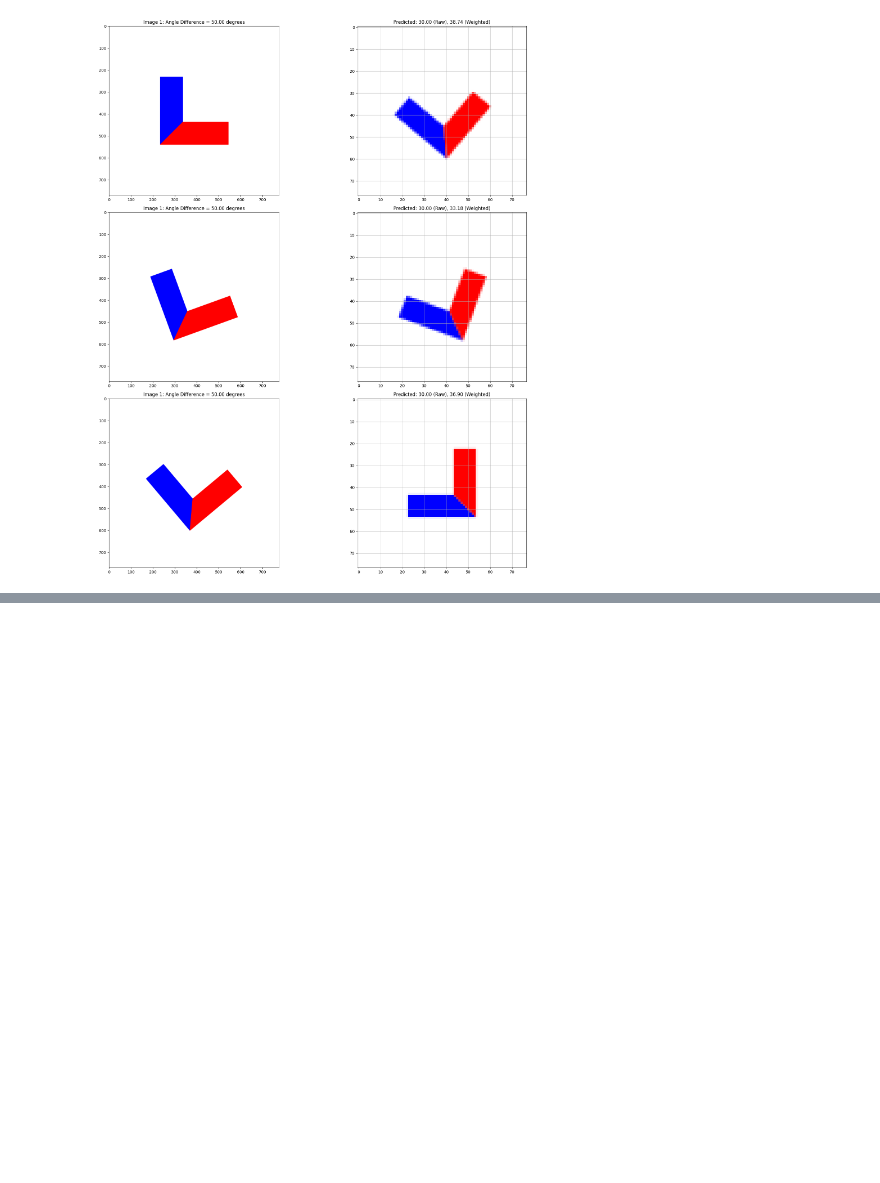
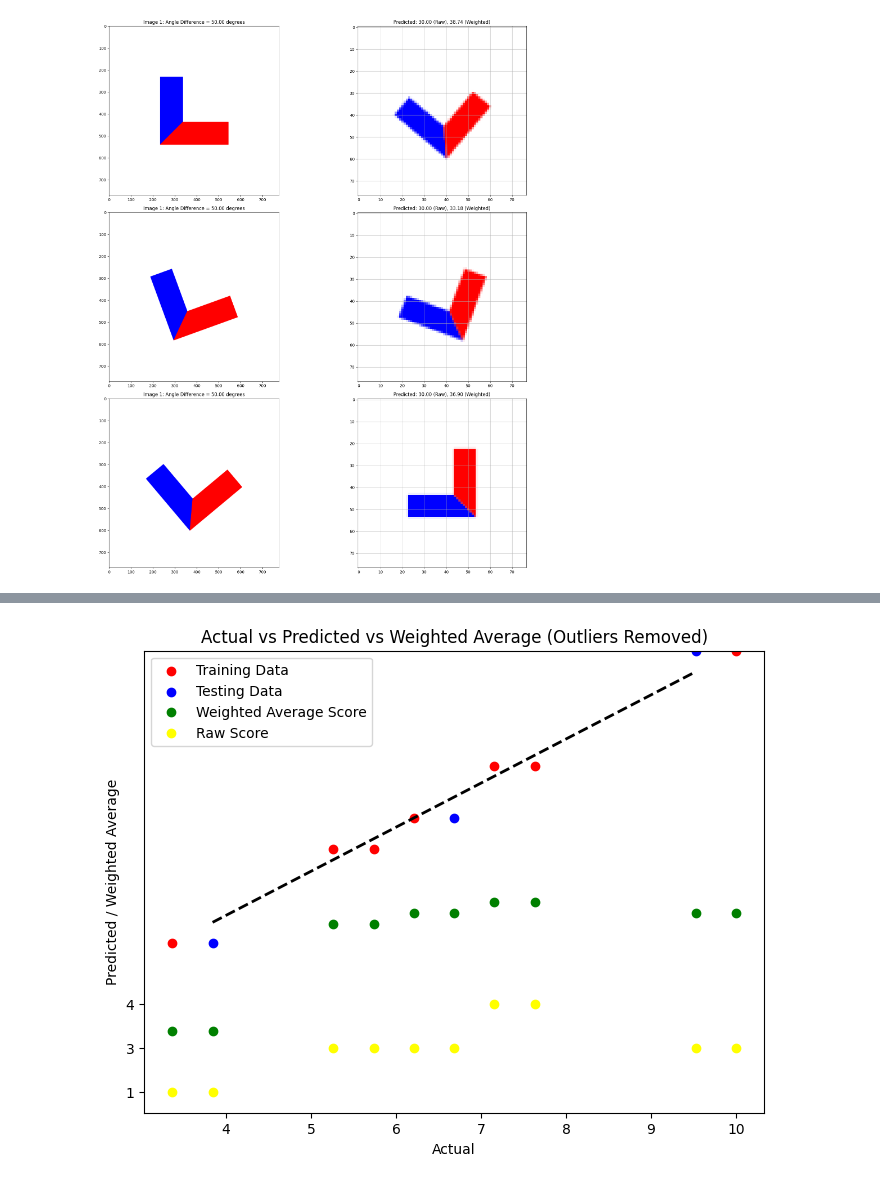
Before and after one commit to shure-dev/featurellm, a Jupyter notebook: sample.ipynb, the cells around one changed output, grey strips where cells are left out. Cells and saved outputs as stored; diff of their text form; code cells hidden in the pictures; blank space fills up the shorter version.

```diff
--- a/sample.ipynb
+++ b/sample.ipynb
@@ -770,0 +1078,84 @@ Mean Weighted Error: 4.58
+# %%
+from sklearn.linear_model import LinearRegression
+from sklearn.metrics import mean_squared_error, r2_score
+import matplotlib.pyplot as plt
+import numpy as np
+from sklearn.model_selection import train_test_split
+
+# IQRを使用して外れ値を除去する関数
+def remove_outliers_iqr(df):
+    # 数値列のみを選択
+    df_numeric = df.select_dtypes(include=[np.number])
+
+    # 外れ値を除去するためのデータフレームをコピー
+    df_out = df.copy()
+
+    for col in df_numeric.columns:
+        Q1 = df_numeric[col].quantile(0.25)
+        Q3 = df_numeric[col].quantile(0.75)
+        IQR = Q3 - Q1
+        lower_bound = Q1 - 1.5 * IQR
+        upper_bound = Q3 + 1.5 * IQR
+
+        # 外れ値の条件に合致するデータを削除
+        df_out = df_out[(df_out[col] >= lower_bound) & (df_out[col] <= upper_bound)]
+
+    return df_out
+
+# 外れ値を除去
+df_cleaned = remove_outliers_iqr(df_dataset)
+
+# データ分割
+train_df, test_df = train_test_split(df_cleaned, test_size=0.25, random_state=42)
+
+# 特徴量とラベルを分割
+X_train = train_df.drop(columns=["label"])
+y_train = train_df["label"]
+
+X_test = test_df.drop(columns=["label"])
+y_test = test_df["label"]
+
+# 線形回帰モデルを作成
+model = LinearRegression()
+
+# モデルをトレーニング
+model.fit(X_train, y_train)
+
+# トレーニングデータを使って予測
+y_train_pred = model.predict(X_train)
+
+# テストデータを使って予測
+y_pred = model.predict(X_test)
+
+# モデルの評価
+mse = mean_squared_error(y_test, y_pred)
+r2 = r2_score(y_test, y_pred)
+
+print(f"Mean Absolute Error: {np.mean(abs(y_test - y_pred)):.2f}")
+
+# 回帰係数を取得して表示
+coefficients = model.coef_
+print("Coefficients:", coefficients)
+
+# 結果を可視化
+plt.figure(figsize=(8, 6))
+
+# 訓練データのプロット（赤）
+plt.scatter(y_train, y_train_pred, color='red', label='Training Data')
+
+# テストデータのプロット（青）
+plt.scatter(y_test, y_pred, color='blue', label='Testing Data')
+
+# Weighted Average Length Scoreのプロット（緑）
+plt.scatter(df_cleaned['label'], df_cleaned['weighted_average_length_score'], color='green', label='Weighted Average Score')
+plt.scatter(df_cleaned['label'], df_cleaned['raw_score'], color='yellow', label='Raw Score')
+
+# 対角線（y = x）を描画
+plt.plot([y_test.min(), y_test.max()], [y_test.min(), y_test.max()], 'k--', lw=2)
+
+plt.xlabel('Actual')
+plt.ylabel('Predicted / Weighted Average')
+plt.title('Actual vs Predicted vs Weighted Average (Outliers Removed)')
+plt.legend()
+plt.show()
+# %% [output]
@@ -770,0 +1167 @@ Mean Weighted Error: 4.58
+[figure, added]
```
Also changed, not shown: parts of 10 cells of this notebook.
